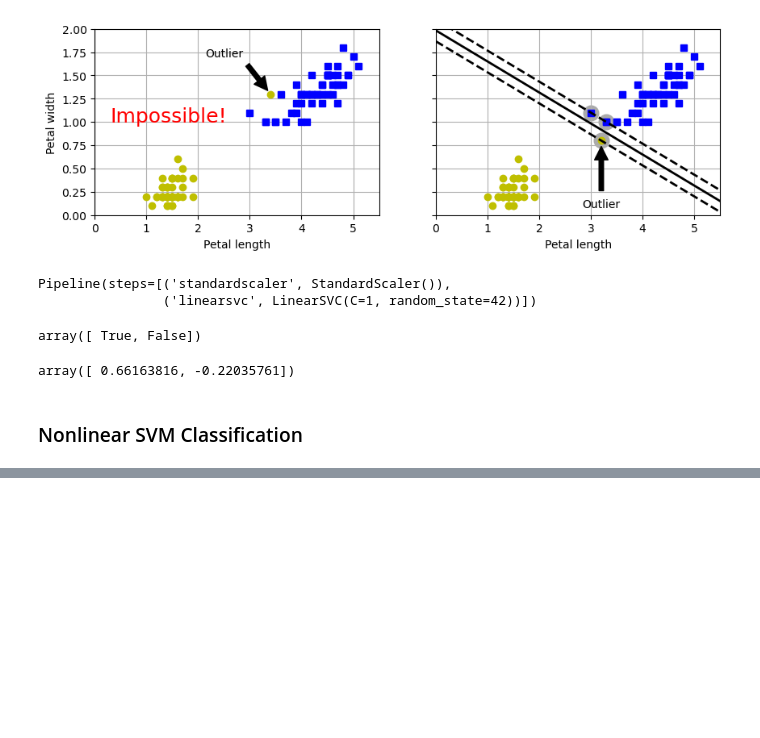
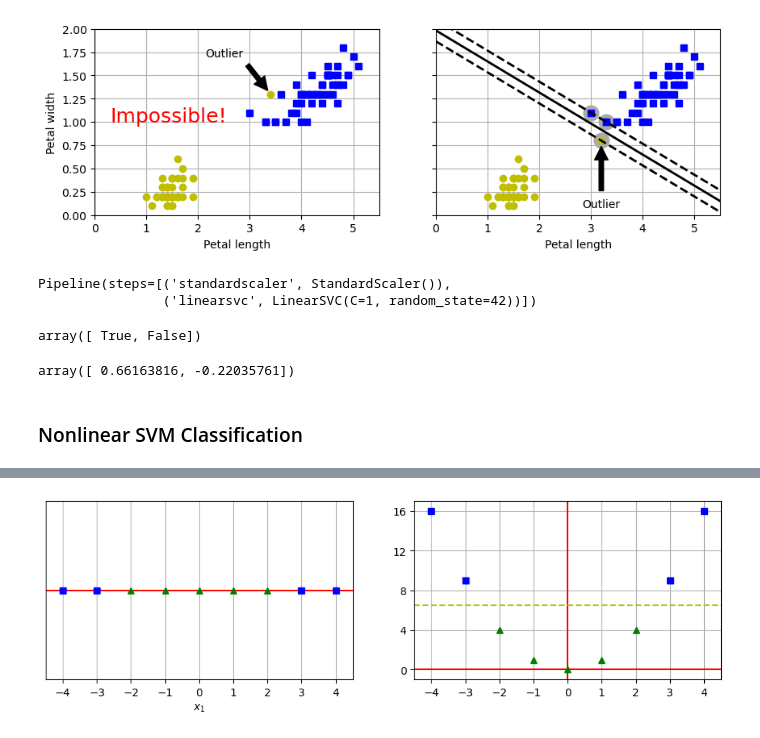
Before and after one commit to w-alkao/ml, a Jupyter notebook: Support_Vector_Machines.ipynb, the cells around one changed output, grey strips where cells are left out. Saved outputs shown, nothing was run; the diff lists cells and outputs as text; code cells hidden in the pictures; blank space fills up the shorter version.

```diff
--- a/Support_Vector_Machines.ipynb
+++ b/Support_Vector_Machines.ipynb
@@ -237,3 +237,7 @@ svm_clf.decision_function(X_new)
 array([ 0.66163816, -0.22035761])
 # %% [markdown]
 ### Nonlinear SVM Classification
+# %%
+A = np.linspace(-4, 4, 9).reshape(-1, 1)
+B = np.c_[A, A**2]
+y = np.array([0, 0, 1, 1, 1, 1, 1, 0, 0])
@@ -239,0 +257,25 @@ array([ 0.66163816, -0.22035761])
+# %%
+plt.figure(figsize=(10, 3))
+
+plt.subplot(121)
+plt.grid()
+plt.axhline(y=0, color="r")
+plt.plot(A[:, 0][y==0], np.zeros(4), "bs")
+plt.plot(A[:, 0][y==1], np.zeros(5), "g^")
+plt.xlabel("$x_1$")
+plt.axis([-4.5, 4.5, -0.2, 0.2])
+plt.gca().get_yaxis().set_ticks([])
+
+plt.subplot(122)
+plt.axhline(y=0, color="r")
+plt.axvline(x=0, color="r")
+plt.axis([-4.5, 4.5, -1, 17])
+plt.plot(B[:, 0][y==0], B[:, 1][y==0], "bs")
+plt.plot(B[:, 0][y==1], B[:, 1][y==1], "g^")
+plt.plot([-4.5, 4.5], [6.5, 6.5], "y--")
+plt.grid()
+plt.gca().get_yaxis().set_ticks([0, 4, 8, 12, 16])
+
+plt.subplots_adjust(right=1)
+# %% [output]
+[figure, added]
```
Also changed, not shown: parts of 1 cell of this notebook.
